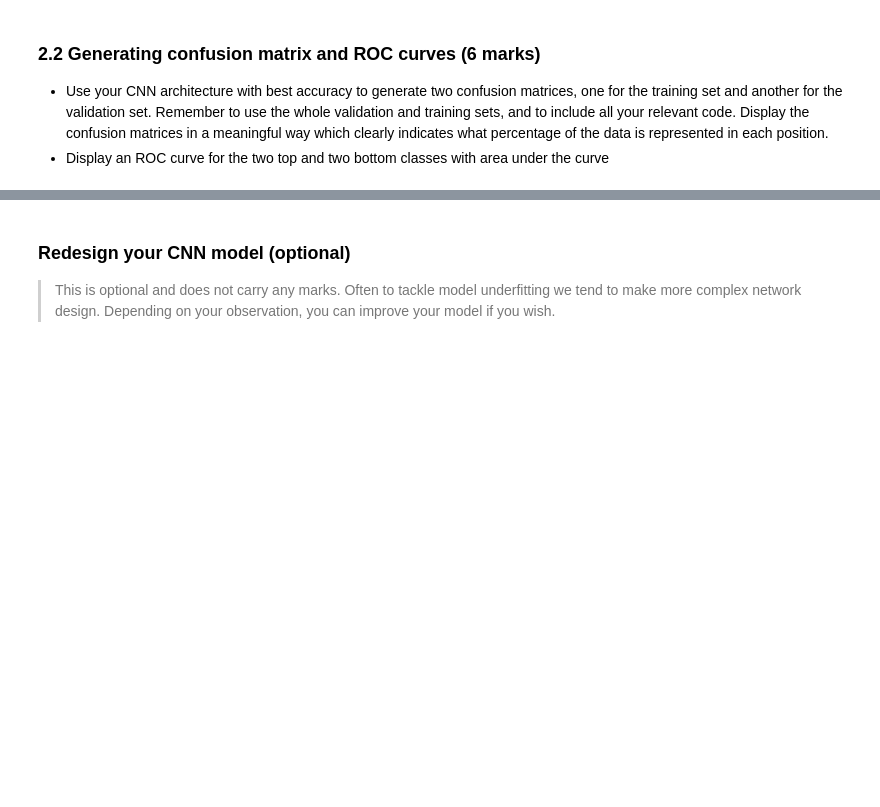
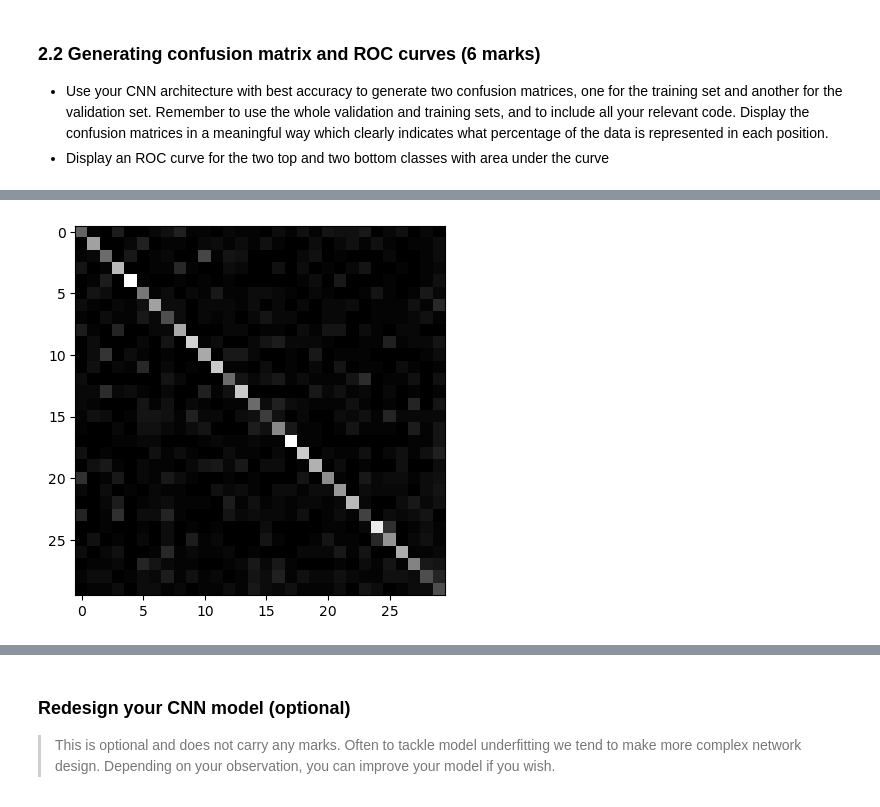
Before and after one commit to Arahi20/Tinyimage30_Image_classification, a Jupyter notebook: COMP5625M_assessment2024_problem.ipynb, the cells around one changed output, grey strips where cells are left out. Drawn from its saved outputs; the diff is of its cells as text; code cells hidden in the pictures; blank space fills up the shorter version.

```diff
--- a/COMP5625M_assessment2024_problem.ipynb
+++ b/COMP5625M_assessment2024_problem.ipynb
@@ -544,0 +555,93 @@ NameError: name 'plot_model_train_stats' is not defined
+# %%
+#We first need to generate 2 confusation matrices for the training and validation set respectively
+#Display a ROC curve for the two top and bottom classes with area under the curve
+
+def generate_cnfm(net, loader, n, results_path):
+    d = torch.load(results_path)
+    net.load_state_dict(d["state_dict"])
+
+    classes = np.arange(0, n)
+    nclasses = classes.shape[0]
+    cnfm = np.zeros((nclasses, nclasses), dtype=float)
+
+    with torch.no_grad():
+        for data in loader:
+            images, labels = data
+            outputs = net(images)
+            _, predicted = torch.max(outputs, 1)
+
+            for i in range(labels.size(0)):
+                cnfm[labels[i].item(), predicted[i].item()] += 1
+
+    return cnfm
+
+def conv_cnfm_percent(cnfm):
+    nentries = cnfm.sum((0,1))
+    percent_from_total = (1 / nentries) * 100
+    return(cnfm * percent_from_total)
+
+def display_cnfm(cnfm, title: str="Confusion matrix on model", gray_map=True):
+    print(title)
+    print("Each entry indicates percent from total.")
+    print()
+    np.set_printoptions(precision=2)
+    print(conv_cnfm_percent(cnfm))
+
+    if gray_map:
+        print()
+        print("Grey scale mapping of the confusion matrix.")
+        gray_map = plt.imshow(cnfm, cmap='gray')
+
+def get_top_bottom_classes(cnfm):
+    correct = np.diag(cnfm)
+    top5_idx = correct.argsort()[::-1][:5]
+    bottom5_idx = correct.argsort()[:5]
+    return top5_idx, bottom5_idx
+
+def calc_y_probs(cnfm, nclasses):
+    y_probs = np.zeros((nclasses), dtype=float)
+    frac_cnfm = (conv_cnfm_percent(cnfm) / 100)
+    for i in range(nclasses):
+        y_probs[i] = frac_cnfm[i][:].sum()
+    return y_probs
+
+def display_roc(cnfm, nclasses, top_classes, bottom_classes):
+    y = np.arange(0, nclasses)
+    y_probs = calc_y_probs(cnfm, nclasses)
+
+    fig, ax = plt.subplots()
+    ax.plot([0, 1], [0, 1], 'k--', label="ROC curve for chance level (AUC = 0.5)")
+
+    for idx in [top_classes[0], top_classes[1], bottom_classes[0], bottom_classes[1]]:
+        fpr, tpr, thresholds = roc_curve(y, y_probs, pos_label=idx)
+        roc_auc = auc(fpr, tpr)
+        ax.plot(fpr, tpr, label=f"Class: {CLASS_TXT_LABELS[idx]}  (AUC={roc_auc:.3f})")
+
+    ax.set_xlabel('False Positive Rate')
+    ax.set_ylabel('True Positive Rate')
+    ax.set_title('ROC Curve')
+    ax.legend(
+        loc='upper center',
+        bbox_to_anchor=(0.5, 1.35),
+        ncol=2,
+    )
+    plt.show()
+
+net = CNNClassifier()
+
+train_set = LoadTinyImage30TrainSet()
+train_loader = DataLoader(train_set, batch_size=BATCH_SIZE,
+                          num_workers=NUM_WORKERS, sampler=train_sampler)
+train_cnfm = generate_cnfm(net, train_loader, nclasses, os.getcwd() + "/results/cnnclassifier.pt")
+val_cnfm = generate_cnfm(net, validation_loader, nclasses, os.getcwd() + "/results/cnnclassifier.pt")
+
+# Determine top and bottom classes
+top_classes, bottom_classes = get_top_bottom_classes(val_cnfm)
+
+# Display confusion matrices
+display_cnfm(cnfm=train_cnfm, title="Confusion matrix evaluated on training set.")
+display_cnfm(cnfm=val_cnfm, title="Confusion matrix evaluated on validation set.")
+
+# Display ROC curves
+display_roc(cnfm=val_cnfm, nclasses=30, top_classes=top_classes, bottom_classes=bottom_classes)
+# %% [output]
@@ -544,0 +665 @@ NameError: name 'plot_model_train_stats' is not defined
+[figure, added]
```
Also changed, not shown: parts of 19 cells of this notebook, 11 other files.
